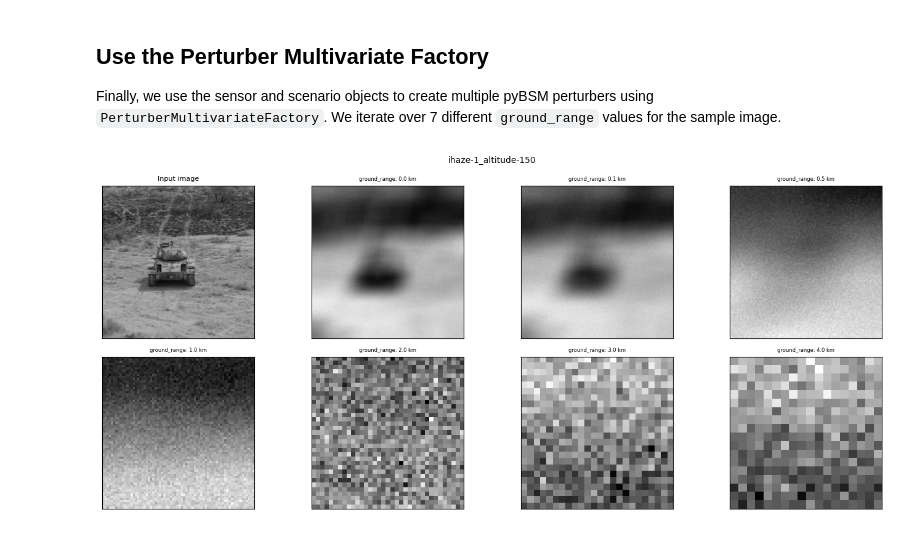
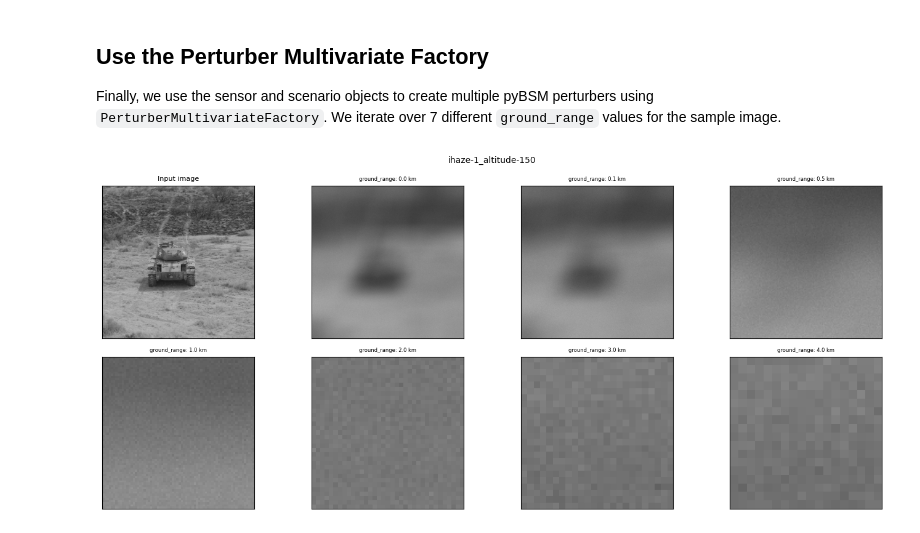
Before and after one commit to barry-ravichandran/nrtk, a Jupyter notebook: docs/examples/pybsm_default_config.ipynb, the cells around one changed output. Cells and saved outputs as stored; diff of their text form; code cells hidden in the pictures.

```diff
--- a/docs/examples/pybsm_default_config.ipynb
+++ b/docs/examples/pybsm_default_config.ipynb
@@ -106,33 +106,33 @@ from nrtk.impls.perturb_image_factory import PerturberMultivariateFactory
 # ground_range = np.arange(0, 10, 2)
 ground_range = np.array([0, 0.1e3, 0.5e3, 1e3, 2e3, 3e3, 4e3])
 img_gsd = 3.19 / 160.0
 perturber_factory = PerturberMultivariateFactory(
     perturber=PybsmPerturber,
     theta_keys=["ground_range"],
     thetas=[ground_range],
     perturber_kwargs=sensor_and_scenario,
 )
 idx = 1
 fig, ax = plt.subplots(2, 4, figsize=(14, 6))
 fig.suptitle(
     "ihaze-" + str(sensor_and_scenario["ihaze"]) + "_altitude-" + str(sensor_and_scenario["altitude"]),
     fontsize=10,
 )
 ax = ax.flatten()  # makes indexing easier
 ax[0].set_title("Input image", fontdict={"fontsize": 8})
 ax[0].tick_params(left=False, right=False, labelleft=False, labelbottom=False, bottom=False)
-ax[0].imshow(image, cmap="gray")
+ax[0].imshow(image, cmap="gray", vmin=0, vmax=255)
 for ii in np.arange(0, ground_range.shape[0]):
     idx = ii + 1
 
     ax[idx].set_title(
         "ground_range: " + str(ground_range[ii] / 1000) + " km",
         fontdict={"fontsize": 6},
     )
     img_out, *_ = perturber_factory[ii](image=image, img_gsd=img_gsd)
     ax[idx].tick_params(left=False, right=False, labelleft=False, labelbottom=False, bottom=False)
-    ax[idx].imshow(img_out, cmap="gray")
+    ax[idx].imshow(img_out, cmap="gray", vmin=0, vmax=255)
 plt.tight_layout()
 plt.show()
 # %% [output]
-[figure, old version]
+[figure, new version]
```
Also changed, not shown: parts of 1 cell of this notebook, 10 other files.
